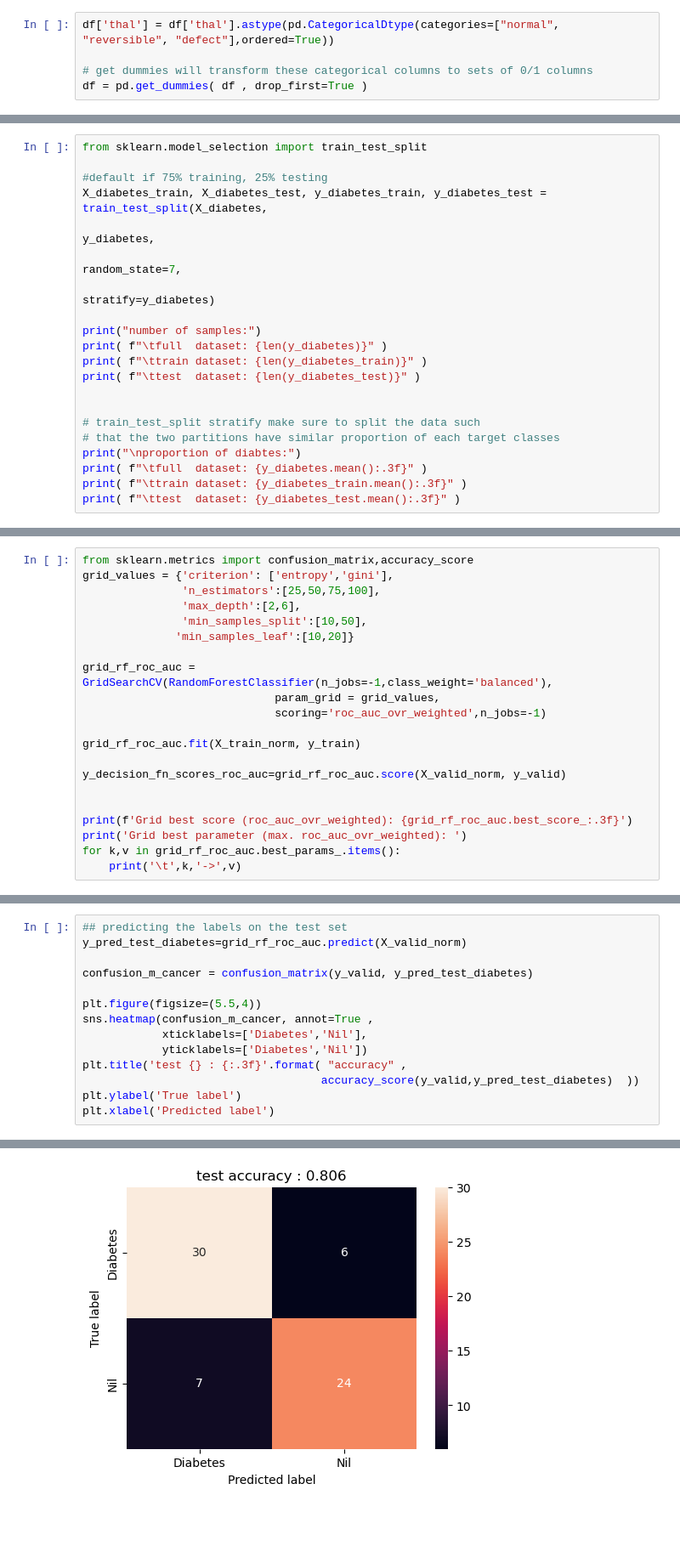
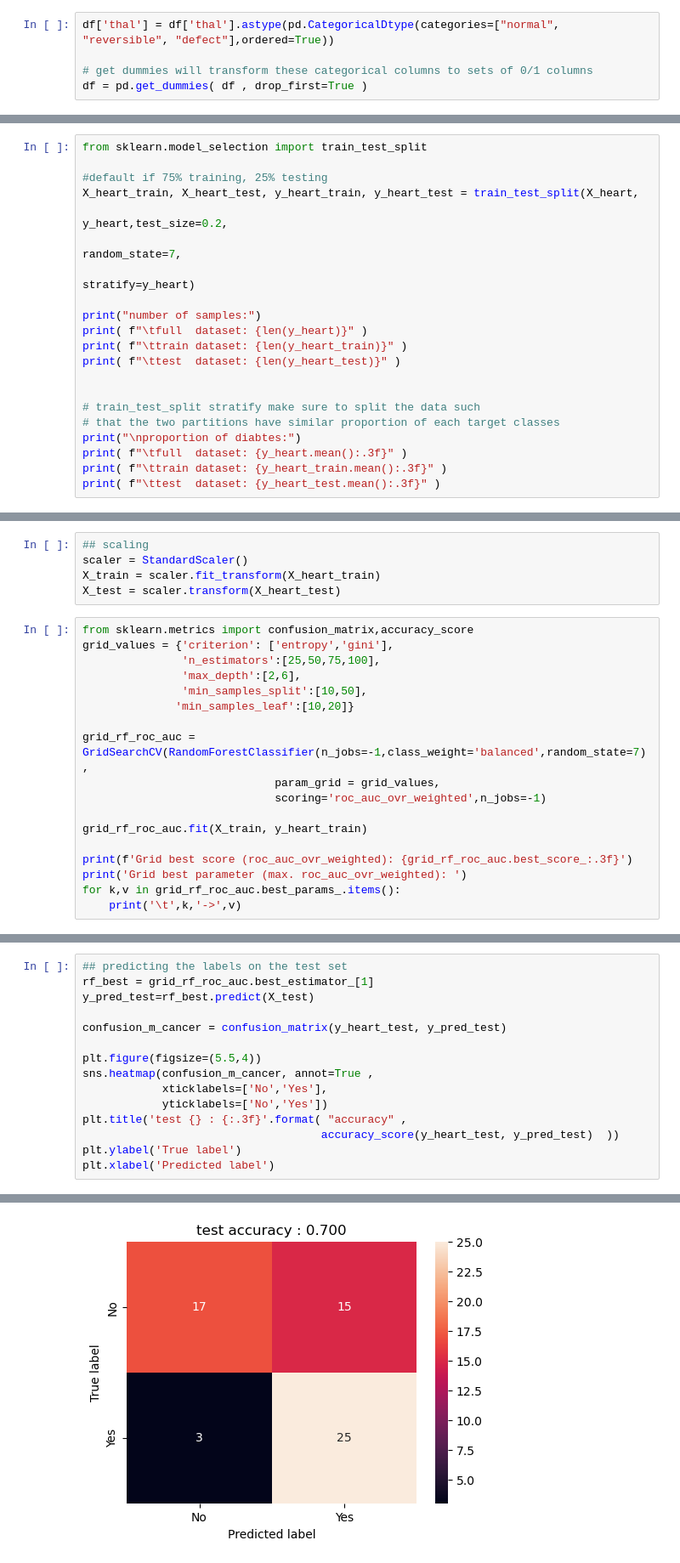
Before and after one commit to Subasree514/Machine_learning_projects, a Jupyter notebook: decison trees/Subasree_rf_heart_dataset.ipynb, the cells around one changed output, grey strips where cells are left out. Shown at 85% size. Drawn from its saved outputs; the diff is of its cells as text; blank space fills up the shorter version.

```diff
--- a/decison trees/Subasree_rf_heart_dataset.ipynb
+++ b/decison trees/Subasree_rf_heart_dataset.ipynb
@@ -42,23 +48,23 @@ y_diabetes=df.target_yes
 from sklearn.model_selection import train_test_split
 
 #default if 75% training, 25% testing
-X_diabetes_train, X_diabetes_test, y_diabetes_train, y_diabetes_test = train_test_split(X_diabetes,
-                                                                                y_diabetes,
+X_heart_train, X_heart_test, y_heart_train, y_heart_test = train_test_split(X_heart,
+                                                                                y_heart,test_size=0.2,
                                                                                 random_state=7,
-                                                                                stratify=y_diabetes)
+                                                                                stratify=y_heart)
 
 print("number of samples:")
-print( f"\tfull  dataset: {len(y_diabetes)}" )
-print( f"\ttrain dataset: {len(y_diabetes_train)}" )
-print( f"\ttest  dataset: {len(y_diabetes_test)}" )
+print( f"\tfull  dataset: {len(y_heart)}" )
+print( f"\ttrain dataset: {len(y_heart_train)}" )
+print( f"\ttest  dataset: {len(y_heart_test)}" )
 
 
 # train_test_split stratify make sure to split the data such
 # that the two partitions have similar proportion of each target classes
 print("\nproportion of diabtes:")
-print( f"\tfull  dataset: {y_diabetes.mean():.3f}" )
-print( f"\ttrain dataset: {y_diabetes_train.mean():.3f}" )
-print( f"\ttest  dataset: {y_diabetes_test.mean():.3f}" )
+print( f"\tfull  dataset: {y_heart.mean():.3f}" )
+print( f"\ttrain dataset: {y_heart_train.mean():.3f}" )
+print( f"\ttest  dataset: {y_heart_test.mean():.3f}" )
 # %% [output]
 number of samples:
         full  dataset: 296
@@ -84,3 +78,8 @@ X_valid_norm = scaler.fit_transform(X_valid)
+# %%
+## scaling
+scaler = StandardScaler()
+X_train = scaler.fit_transform(X_heart_train)
+X_test = scaler.transform(X_heart_test)
 # %%
 from sklearn.metrics import confusion_matrix,accuracy_score
 grid_values = {'criterion': ['entropy','gini'],
@@ -89,14 +88,11 @@ grid_values = {'criterion': ['entropy','gini'],
                'min_samples_split':[10,50],
               'min_samples_leaf':[10,20]}
 
-grid_rf_roc_auc = GridSearchCV(RandomForestClassifier(n_jobs=-1,class_weight='balanced'),
+grid_rf_roc_auc = GridSearchCV(RandomForestClassifier(n_jobs=-1,class_weight='balanced',random_state=7),
                              param_grid = grid_values,
                              scoring='roc_auc_ovr_weighted',n_jobs=-1)
 
-grid_rf_roc_auc.fit(X_train_norm, y_train)
-
-y_decision_fn_scores_roc_auc=grid_rf_roc_auc.score(X_valid_norm, y_valid)
-
+grid_rf_roc_auc.fit(X_train, y_heart_train)
 
 print(f'Grid best score (roc_auc_ovr_weighted): {grid_rf_roc_auc.best_score_:.3f}')
 print('Grid best parameter (max. roc_auc_ovr_weighted): ')
@@ -113,18 +109,19 @@ Grid best parameter (max. roc_auc_ovr_weighted):
 # %%
 ## predicting the labels on the test set
-y_pred_test_diabetes=grid_rf_roc_auc.predict(X_valid_norm)
+rf_best = grid_rf_roc_auc.best_estimator_[1]
+y_pred_test=rf_best.predict(X_test)
 
-confusion_m_cancer = confusion_matrix(y_valid, y_pred_test_diabetes)
+confusion_m_cancer = confusion_matrix(y_heart_test, y_pred_test)
 
 plt.figure(figsize=(5.5,4))
 sns.heatmap(confusion_m_cancer, annot=True ,
-            xticklabels=['Diabetes','Nil'],
-            yticklabels=['Diabetes','Nil'])
+            xticklabels=['No','Yes'],
+            yticklabels=['No','Yes'])
 plt.title('test {} : {:.3f}'.format( "accuracy" ,
-                                    accuracy_score(y_valid,y_pred_test_diabetes)  ))
+                                    accuracy_score(y_heart_test, y_pred_test)  ))
 plt.ylabel('True label')
 plt.xlabel('Predicted label')
 # %% [output]
 Text(0.5, 14.722222222222216, 'Predicted label')
-[figure, old version]
+[figure, new version]
 # %%
```
Also changed, not shown: parts of 14 cells of this notebook, 1 other file.
